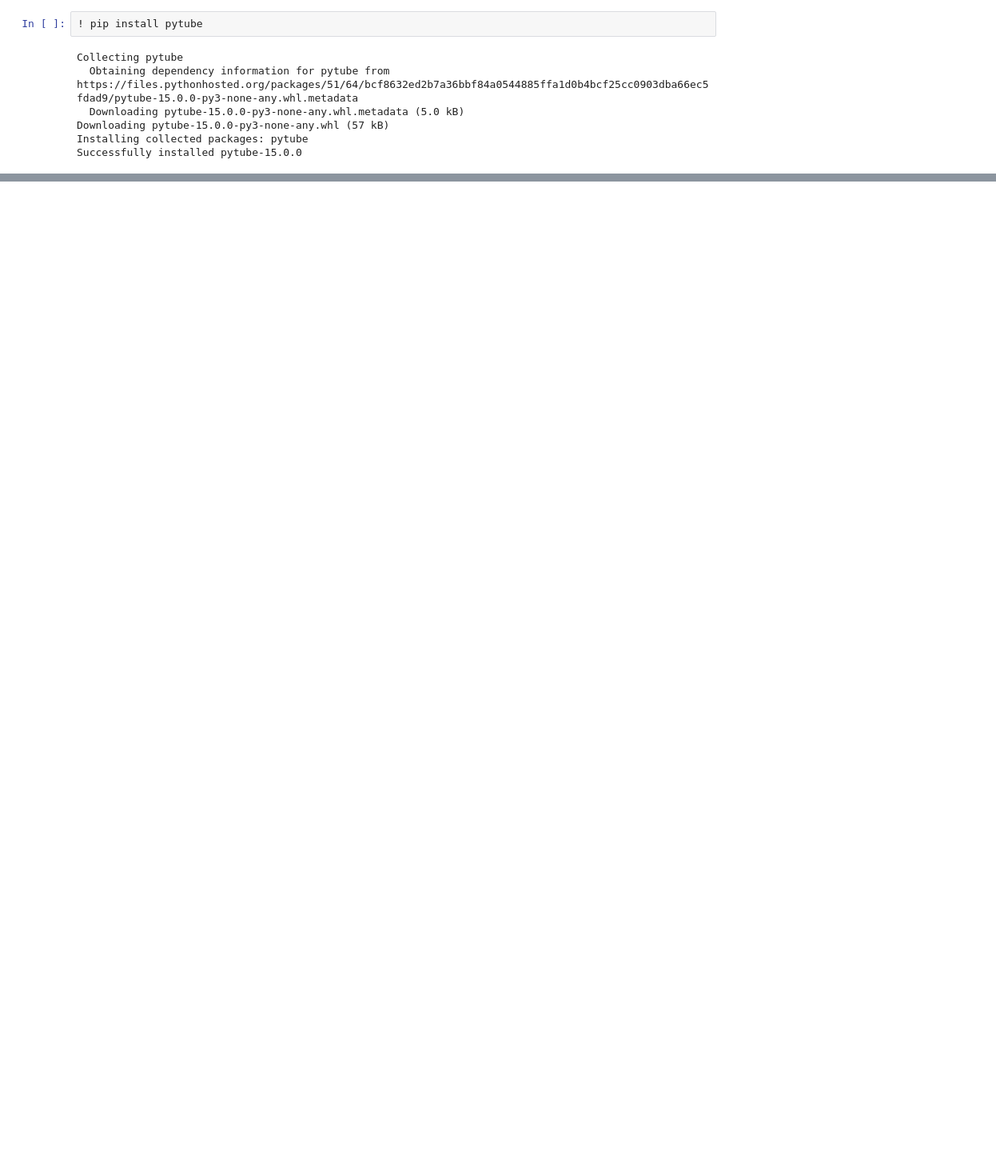
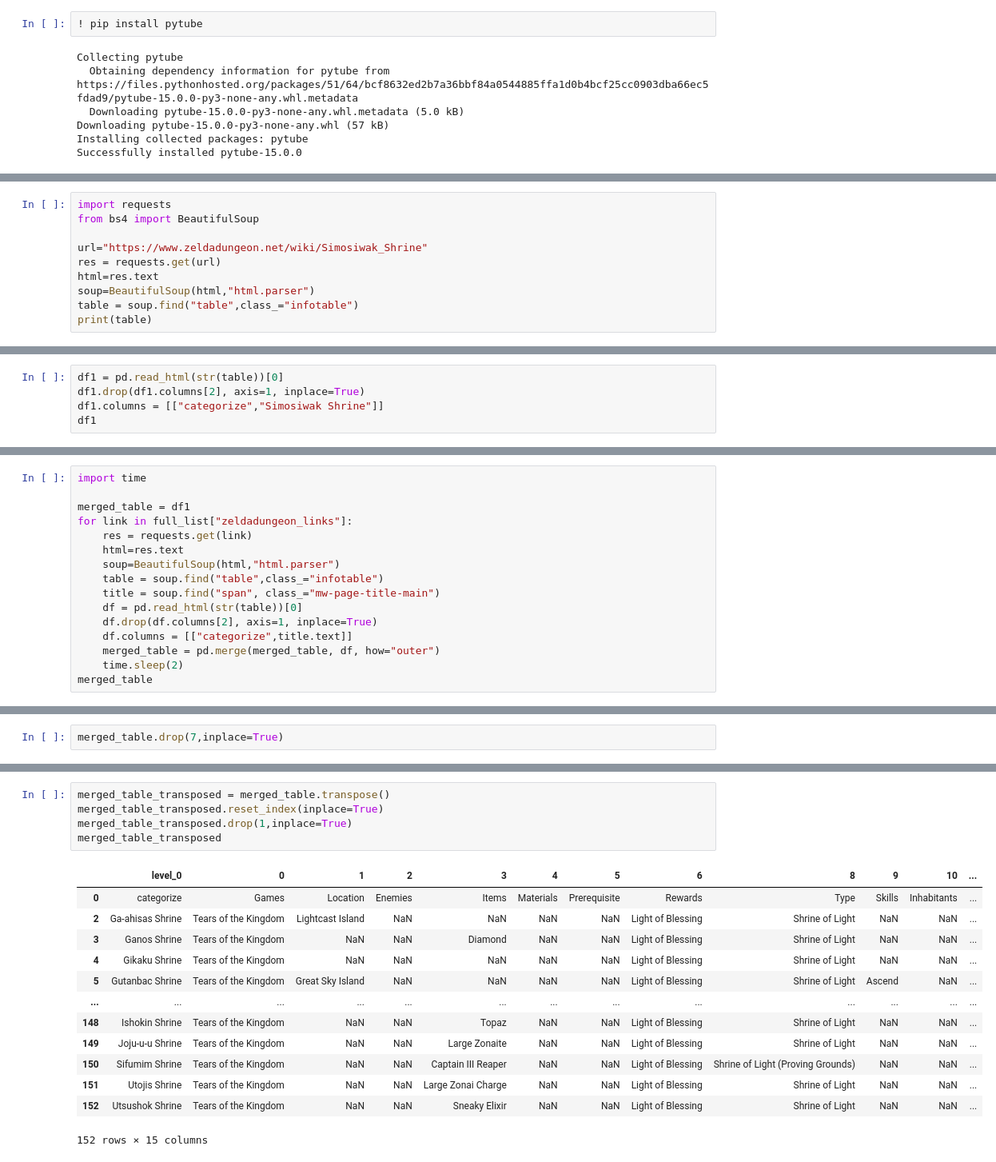
Before and after one commit to JOOWON0/zelda, a Jupyter notebook: shrien.ipynb, the cells around one changed output, grey strips where cells are left out. Shown: that part at 80% size. Saved outputs shown, nothing was run; the diff lists cells and outputs as text; blank space fills up the shorter version.

```diff
--- a/shrien.ipynb
+++ b/shrien.ipynb
@@ -367,0 +488,10 @@ youtube_df_ing
+# %%
+import requests
+from bs4 import BeautifulSoup
+
+url="https://www.zeldadungeon.net/wiki/Simosiwak_Shrine"
+res = requests.get(url)
+html=res.text
+soup=BeautifulSoup(html,"html.parser")
+table = soup.find("table",class_="infotable")
+print(table)
@@ -367,0 +516,5 @@ youtube_df_ing
+# %%
+df1 = pd.read_html(str(table))[0]
+df1.drop(df1.columns[2], axis=1, inplace=True)
+df1.columns = [["categorize","Simosiwak Shrine"]]
+df1
@@ -367,0 +541,16 @@ youtube_df_ing
+# %%
+import time
+
+merged_table = df1
+for link in full_list["zeldadungeon_links"]:
+    res = requests.get(link)
+    html=res.text
+    soup=BeautifulSoup(html,"html.parser")
+    table = soup.find("table",class_="infotable")
+    title = soup.find("span", class_="mw-page-title-main")
+    df = pd.read_html(str(table))[0]
+    df.drop(df.columns[2], axis=1, inplace=True)
+    df.columns = [["categorize",title.text]]
+    merged_table = pd.merge(merged_table, df, how="outer")
+    time.sleep(2)
+merged_table
@@ -367,0 +579,2 @@ youtube_df_ing
+# %%
+merged_table.drop(7,inplace=True)
@@ -367,0 +600,19 @@ youtube_df_ing
+# %%
+merged_table_transposed = merged_table.transpose()
+merged_table_transposed.reset_index(inplace=True)
+merged_table_transposed.drop(1,inplace=True)
+merged_table_transposed
+# %% [output]
+|  | level_0 | 0 | 1 | 2 | 3 | 4 | 5 | 6 | 8 | 9 | 10 | ... |
+| 0 | categorize | Games | Location | Enemies | Items | Materials | Prerequisite | Rewards | Type | Skills | Inhabitants | ... |
+| 2 | Ga-ahisas Shrine | Tears of the Kingdom | Lightcast Island | NaN | NaN | NaN | NaN | Light of Blessing | Shrine of Light | NaN | NaN | ... |
+| 3 | Ganos Shrine | Tears of the Kingdom | NaN | NaN | Diamond | NaN | NaN | Light of Blessing | Shrine of Light | NaN | NaN | ... |
+| 4 | Gikaku Shrine | Tears of the Kingdom | NaN | NaN | NaN | NaN | NaN | Light of Blessing | Shrine of Light | NaN | NaN | ... |
+| 5 | Gutanbac Shrine | Tears of the Kingdom | Great Sky Island | NaN | NaN | NaN | NaN | Light of Blessing | Shrine of Light | Ascend | NaN | ... |
+| ... | ... | ... | ... | ... | ... | ... | ... | ... | ... | ... | ... | ... |
+| 148 | Ishokin Shrine | Tears of the Kingdom | NaN | NaN | Topaz | NaN | NaN | Light of Blessing | Shrine of Light | NaN | NaN | ... |
+| 149 | Joju-u-u Shrine | Tears of the Kingdom | NaN | NaN | Large Zonaite | NaN | NaN | Light of Blessing | Shrine of Light | NaN | NaN | ... |
+| 150 | Sifumim Shrine | Tears of the Kingdom | NaN | NaN | Captain III Reaper | NaN | NaN | Light of Blessing | Shrine of Light (Proving Grounds) | NaN | NaN | ... |
+| 151 | Utojis Shrine | Tears of the Kingdom | NaN | NaN | Large Zonai Charge | NaN | NaN | Light of Blessing | Shrine of Light | NaN | NaN | ... |
+| 152 | Utsushok Shrine | Tears of the Kingdom | NaN | NaN | Sneaky Elixir | NaN | NaN | Light of Blessing | Shrine of Light | NaN | NaN | ... |
+152 rows × 15 columns
```
Also changed, not shown: parts of 32 cells of this notebook.
